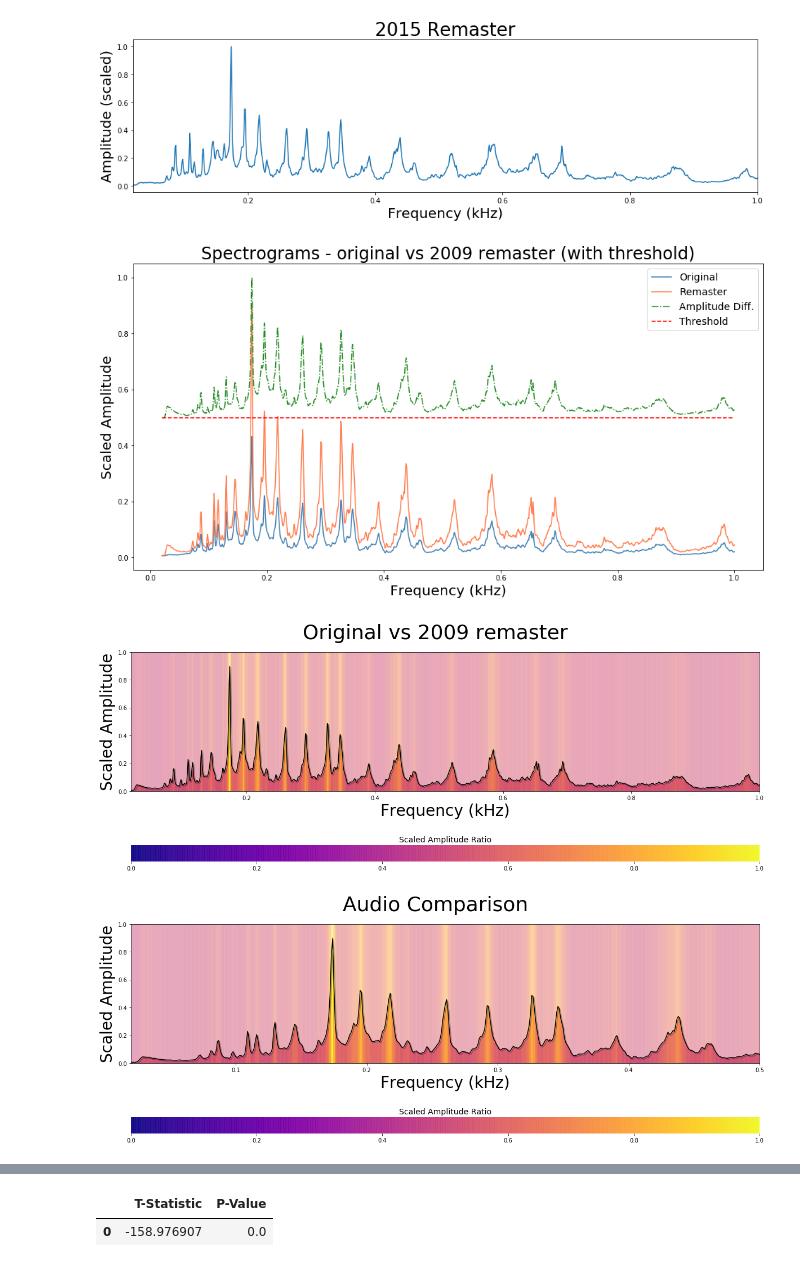
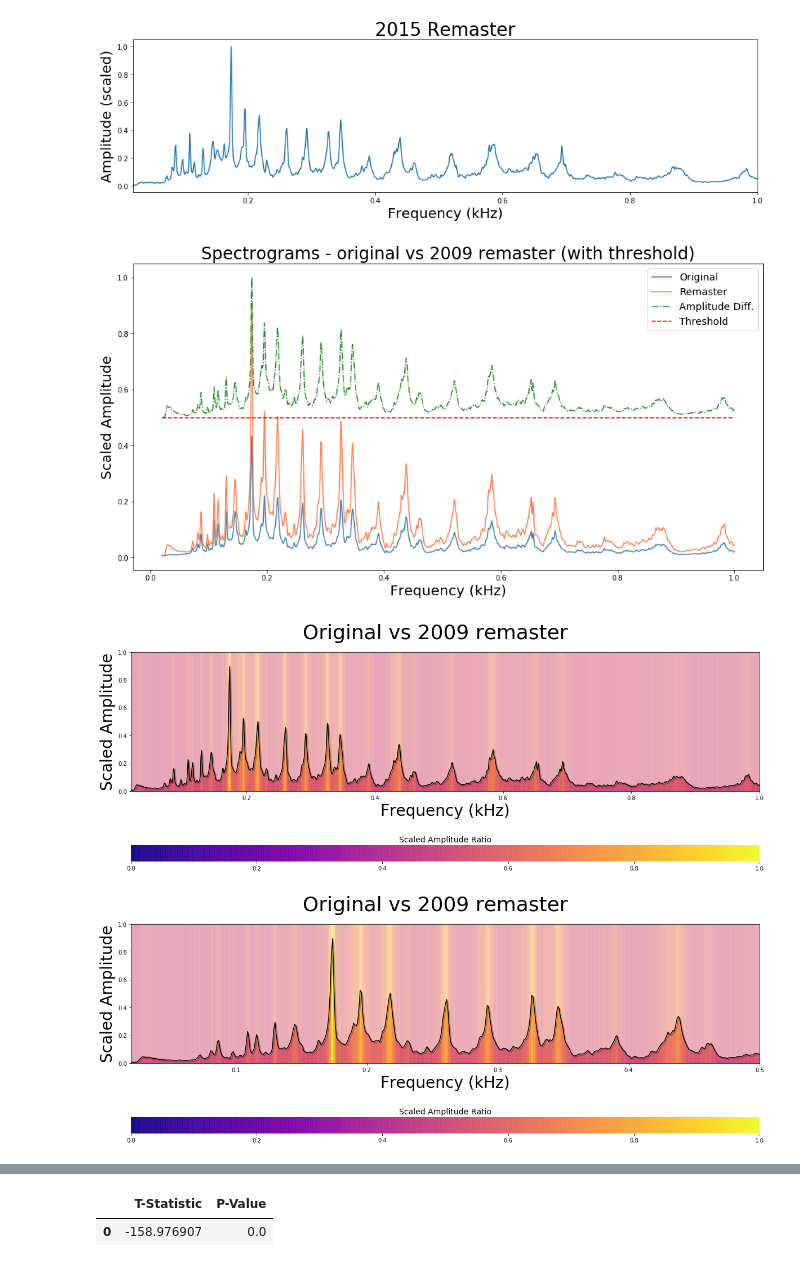
Before and after one commit to QED0711/audio_analyzer, a Jupyter notebook: main.ipynb, the cells around one changed output, grey strips where cells are left out. Drawn from its saved outputs; the diff is of its cells as text; code cells hidden in the pictures.

```diff
--- a/main.ipynb
+++ b/main.ipynb
@@ -23,19 +23,23 @@ remasters = SpectrumCompare(remaster_09, remaster_15)
 # %%
 # orig_to_09.plot_spectrum_group(frange=(20,1000), title="Spectrograms - original vs 2009 remaster", legend=("Original", "Remaster"))
 orig_to_09.plot_spectrum_group(frange=(20,1000),
                                ratio=True,
                                threshold=True,
                                title="Spectrograms - original vs 2009 remaster (with threshold)",
                                legend=("Original", "Remaster", "Amplitude Diff.", "Threshold")
                               )
 orig_to_09.plot_spectrum_heatmap(
     frange=(20,1000),
     plot_spec1=False,
     title="Original vs 2009 remaster"
 )
-orig_to_09.plot_spectrum_heatmap(frange=(20,500), plot_spec1=False)
+orig_to_09.plot_spectrum_heatmap(
+    frange=(20,500),
+    plot_spec1=False,
+    title="Original vs 2009 remaster"
+)
 # %% [output]
 [figure]
 [figure]
-[figure, old version]
+[figure, new version]
 # %%
```
Also changed, not shown: parts of 2 cells of this notebook, 9 other files.
